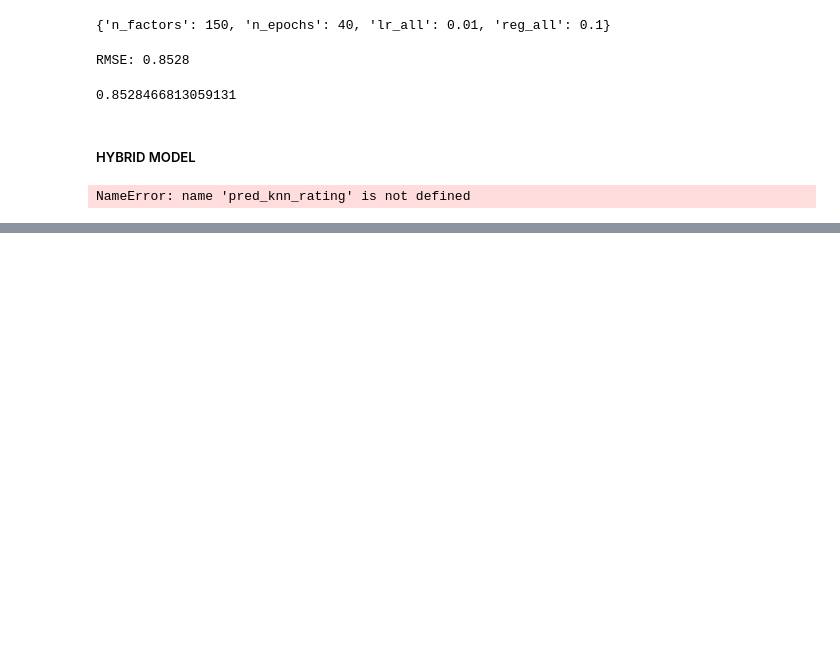
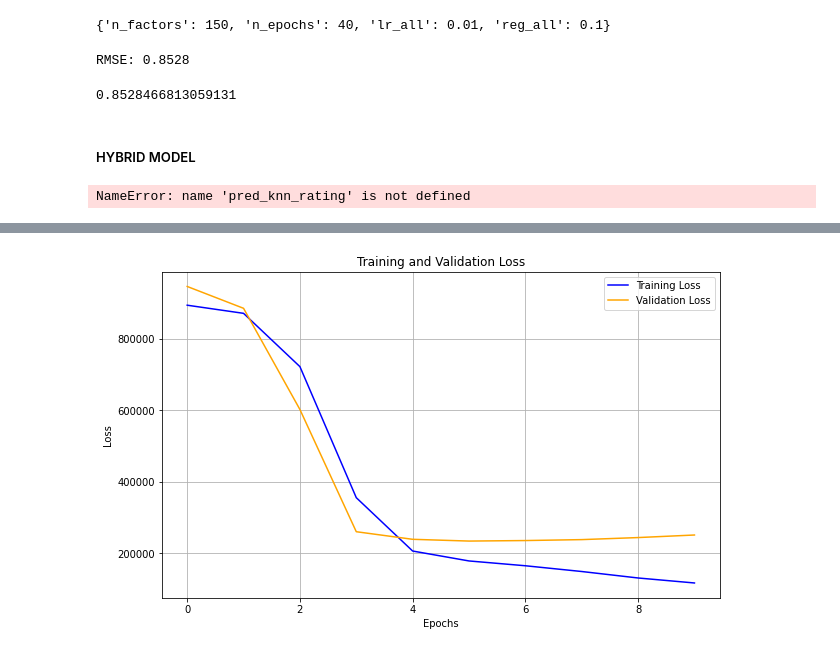
Before and after one commit to geomwangi007/Movie-Recommendation-System-Group_12-Project, a Jupyter notebook: Ipynbs/Mercy.ipynb, the cells around one changed output, grey strips where cells are left out. Drawn from its saved outputs; the diff is of its cells as text; code cells hidden in the pictures; blank space fills up the shorter version.

```diff
--- a/Ipynbs/Mercy.ipynb
+++ b/Ipynbs/Mercy.ipynb
@@ -588,0 +700,8 @@ NameError: name 'pred_knn_rating' is not defined
+# %%
+
+# Label Encoding userId and movieId
+encoder = LabelEncoder()
+
+tags['userId'] = encoder.fit_transform(tags['userId'])
+tags['movieId'] = encoder.fit_transform(tags['movieId'])
+tags['tag'] = encoder.fit_transform(tags['tag'])
@@ -588,0 +710,4 @@ NameError: name 'pred_knn_rating' is not defined
+# %%
+from sklearn.model_selection import train_test_split
+
+train_data, test_data = train_test_split(tags, test_size=0.3, random_state=42)
@@ -588,0 +753,15 @@ NameError: name 'pred_knn_rating' is not defined
+# %%
+#training the model
+X_train_user = train_data['userId'].values
+X_train_movie = train_data['movieId'].values
+y_train = train_data['tag'].values
+
+#fitting the model
+history = model.fit(
+    [X_train_user, X_train_movie],
+    y_train,
+    epochs=10,
+    batch_size=64,
+    validation_split=0.2,
+    verbose=1
+)
@@ -588,0 +789,17 @@ NameError: name 'pred_knn_rating' is not defined
+# %%
+
+train_loss = history.history['loss']
+val_loss = history.history['val_loss']
+
+# Create a plot
+plt.figure(figsize=(10, 6))
+plt.plot(train_loss, label='Training Loss', color='blue')
+plt.plot(val_loss, label='Validation Loss', color='orange')
+plt.title('Training and Validation Loss')
+plt.xlabel('Epochs')
+plt.ylabel('Loss')
+plt.legend()
+plt.grid(True)
+plt.show()
+# %% [output]
+[figure, added]
```
Also changed, not shown: parts of 27 cells of this notebook.
